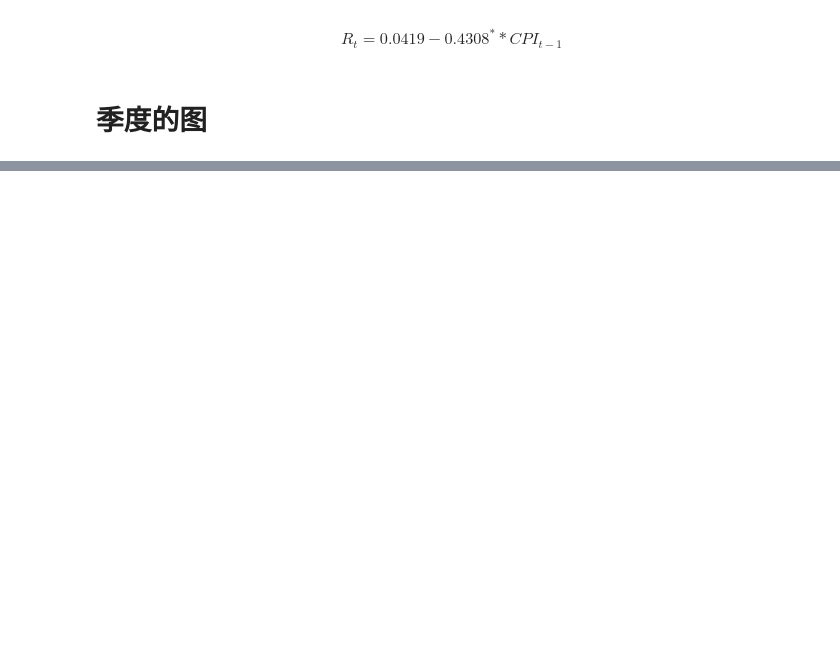
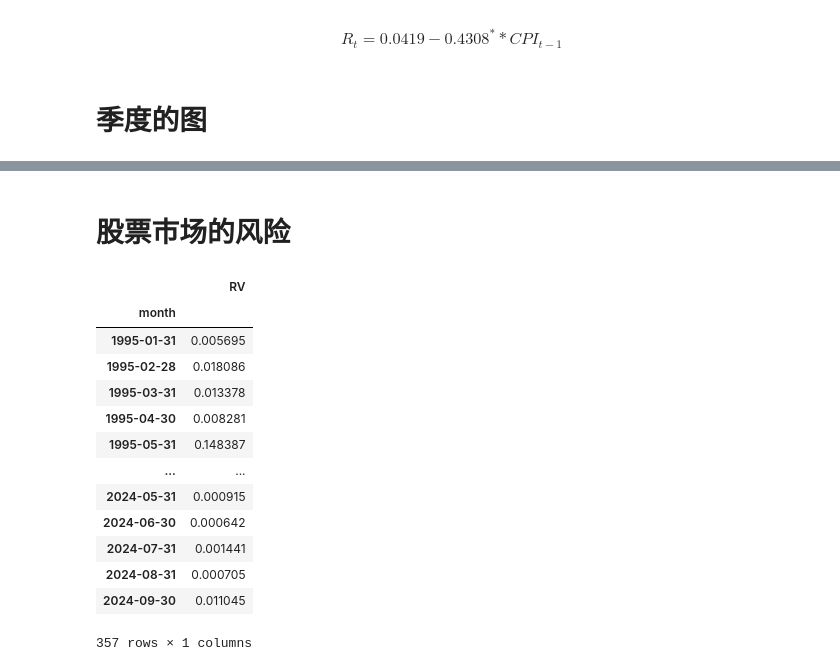
Before and after one commit to 1999Kiera1999/ZhaoQy-Python, a Jupyter notebook: 第五代码.ipynb, the cells around one changed output, grey strips where cells are left out. Cells and saved outputs as stored; diff of their text form; code cells hidden in the pictures; blank space fills up the shorter version.

```diff
--- a/第五代码.ipynb
+++ b/第五代码.ipynb
@@ -388,3 +388,30 @@ ax.legend(lines+lines2,labels+labels2,loc='upper right')
 plt.show();
 # %% [output]
 [drawing not drawn]
+# %% [markdown]
+# 股票市场的风险
+# %%
+market_varince=data_new.resample('ME').apply(
+    {
+        'Raw_return':lambda x:sum(x**2)
+    }
+)
+market_varince.reset_index(inplace=True)
+market_varince.rename(columns={'Day':'month','Raw_return':'RV'},inplace=True)
+market_varince.set_index('month',inplace=True)
+market_varince
+# %% [output]
+|  | RV |
+| month |  |
+| 1995-01-31 | 0.005695 |
+| 1995-02-28 | 0.018086 |
+| 1995-03-31 | 0.013378 |
+| 1995-04-30 | 0.008281 |
+| 1995-05-31 | 0.148387 |
+| ... | ... |
+| 2024-05-31 | 0.000915 |
+| 2024-06-30 | 0.000642 |
+| 2024-07-31 | 0.001441 |
+| 2024-08-31 | 0.000705 |
+| 2024-09-30 | 0.011045 |
+357 rows × 1 columns
```
Also changed, not shown: parts of 14 cells of this notebook.
